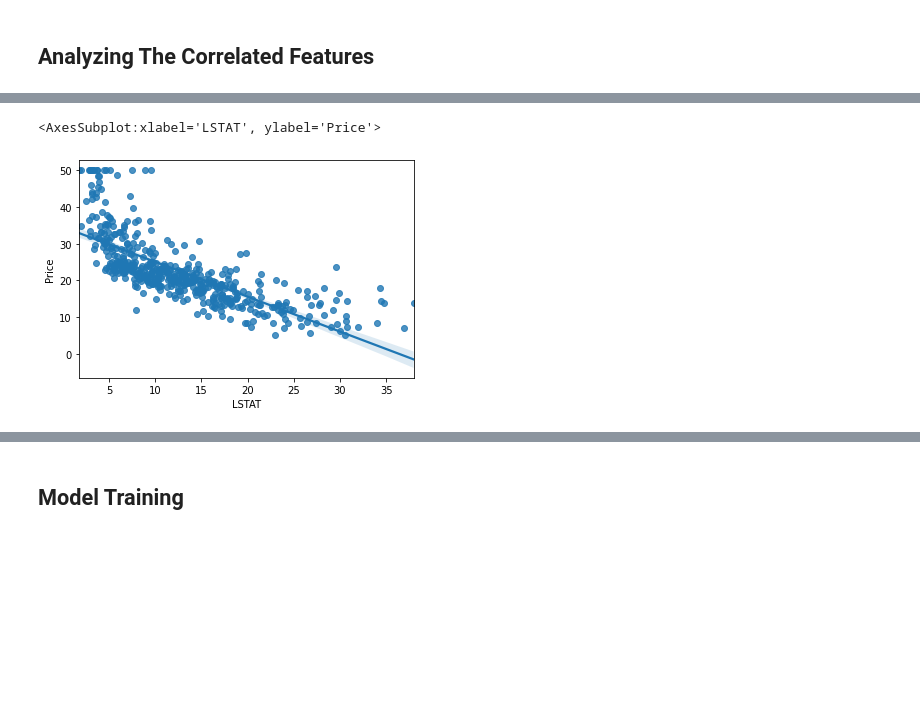
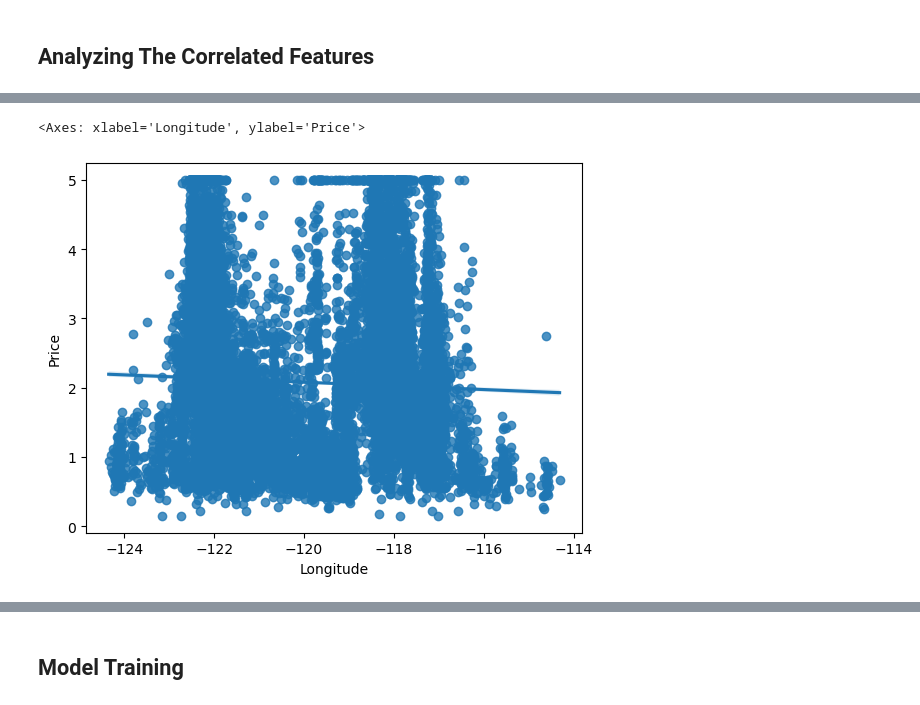
Before and after one commit to RahulSharma23b/bostonhousepricing, a Jupyter notebook: Linear Regression ML Implementation.ipynb, the cells around one changed output, grey strips where cells are left out. Saved outputs shown, nothing was run; the diff lists cells and outputs as text; code cells hidden in the pictures; blank space fills up the shorter version.

```diff
--- a/Linear Regression ML Implementation.ipynb
+++ b/Linear Regression ML Implementation.ipynb
@@ -10,5 +8,5 @@ from sklearn.datasets import load_boston
 # %%
-boston=load_boston()
+boston = fetch_california_housing()
 # %%
 boston.keys()
 # %% [output]
@@ -214,6 +185,6 @@ sns.regplot(x="RM",y="Price",data=dataset)
 # %%
-sns.regplot(x="LSTAT",y="Price",data=dataset)
+sns.regplot(x="Longitude",y="Price",data=dataset)
 # %% [output]
-<AxesSubplot:xlabel='LSTAT', ylabel='Price'>
+<Axes: xlabel='Longitude', ylabel='Price'>
-[figure, old version]
+[figure, new version]
 # %%
```
Also changed, not shown: parts of 45 cells of this notebook, 5 other files.
